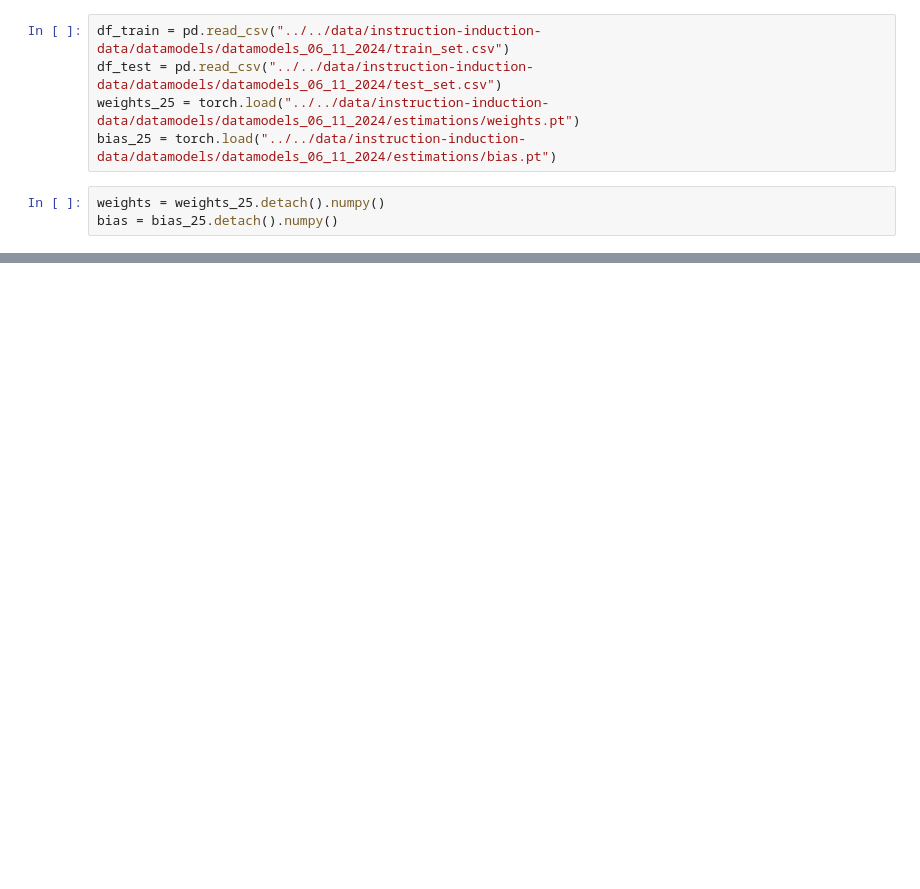
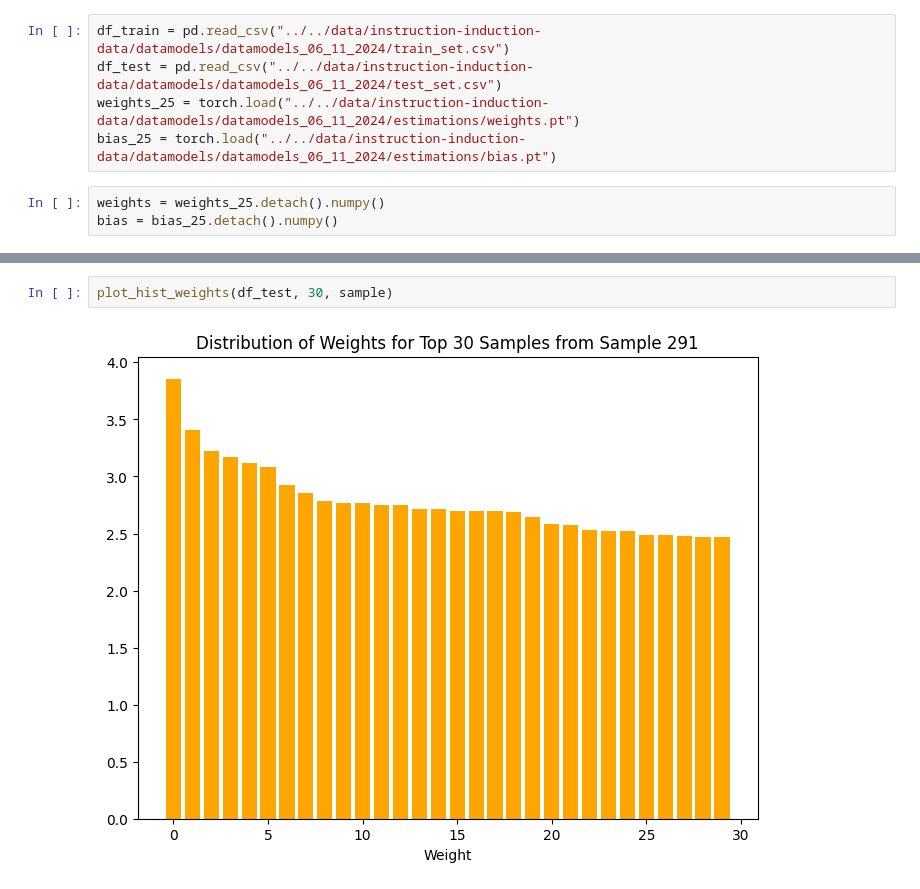
Before and after one commit to CaioRhoden/datamodels-context-reduction, a Jupyter notebook: experiments/datamodels-retriever-comparison/estimations_importance.ipynb, the cells around one changed output, grey strips where cells are left out. Cells and saved outputs as stored; diff of their text form; blank space fills up the shorter version.

```diff
--- a/experiments/datamodels-retriever-comparison/estimations_importance.ipynb
+++ b/experiments/datamodels-retriever-comparison/estimations_importance.ipynb
@@ -31,0 +57,4 @@ df_test
+# %%
+plot_hist_weights(df_test, 30, sample)
+# %% [output]
+[figure, added]
```
Also changed, not shown: parts of 19 cells of this notebook, 1 other file.
